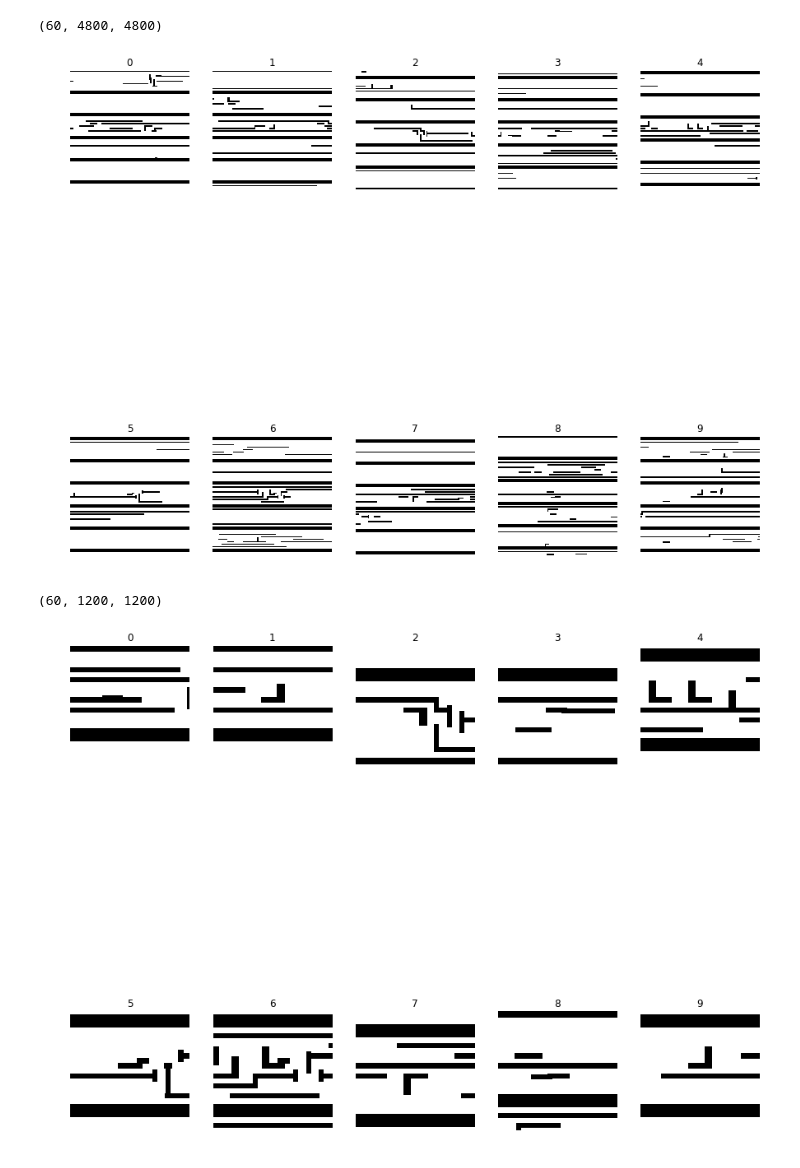
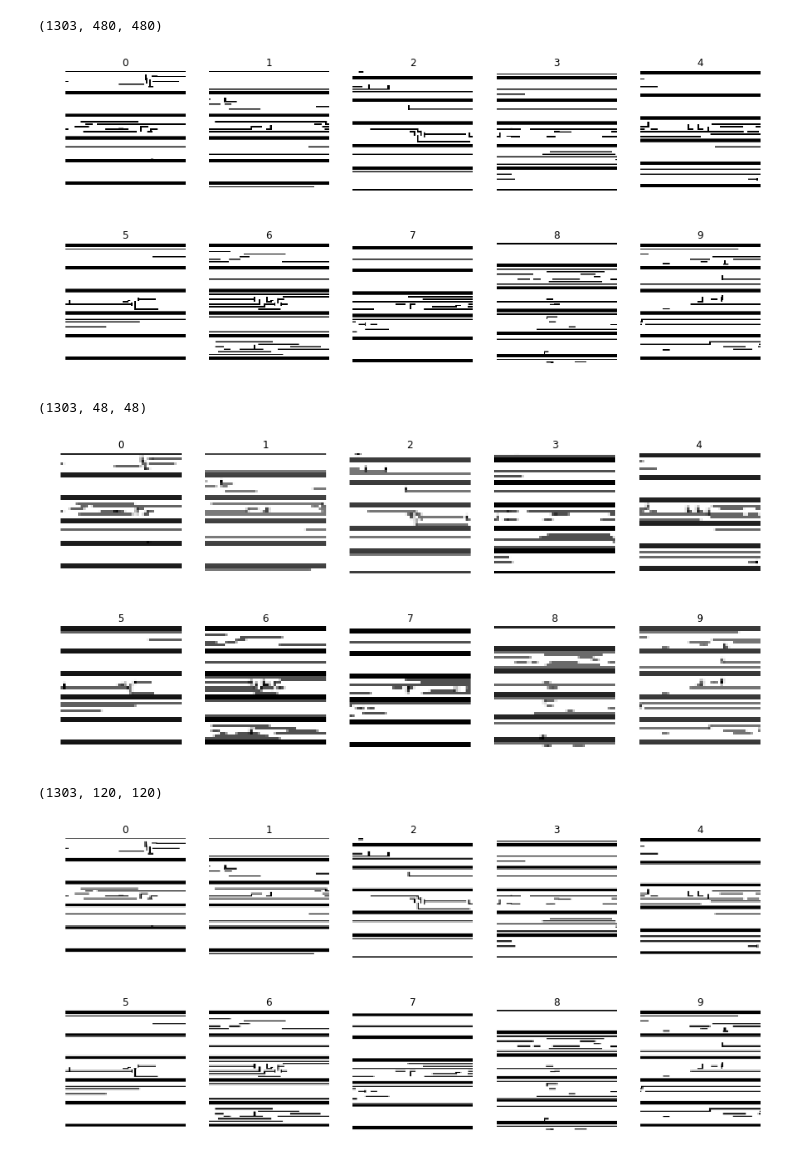
Before and after one commit to RayMick/LHD, a Jupyter notebook: Hotspot_detection.ipynb, the cells around one changed output. Cells and saved outputs as stored; diff of their text form; code cells hidden in the pictures.

```diff
--- a/Hotspot_detection.ipynb
+++ b/Hotspot_detection.ipynb
@@ -7,13 +10,15 @@ import cv2
 # %%
-test_img_paths = [img_path for img_path in glob.glob("../../gds_image_clips/drive-download-20171016T045654Z-001/image_clips_MX_Benchmark1/image_clips/HST1_*.png")]
-plt.figure(figsize=(15, 15))
+test_img_paths = [img_path for img_path in glob.glob("../../gds_image_clips/drive-download-20171016T045654Z-001/image_clips_MX_Benchmark?/image_clips/BM?_HST?_*.png")]
 
 num_imgs = len(test_img_paths)
 print(num_imgs)
 #print(test_img_paths[1].shape)
 
-test_img=np.uint8(np.zeros((num_imgs,4800,4800)))
+'''
+test_img=np.uint8(np.zeros((num_imgs,480,480)))
 for i, imp in enumerate(test_img_paths):
     img=cv2.imread(imp, cv2.IMREAD_GRAYSCALE)
-    test_img[i]=img
+    img_resized = cv2.resize(img,(480,480), interpolation = cv2.INTER_AREA)
+    test_img[i]=img_resized
+'''
 # %% [output]
@@ -28,36 +29,67 @@ for i, imp in enumerate(test_img_paths):
+# %%
+# 1303 x 4800 x 4800
+test_img=np.uint8(np.zeros((num_imgs,480,480)))
+for i, imp in enumerate(test_img_paths):
+    img=cv2.imread(imp, cv2.IMREAD_GRAYSCALE)
+    img_resized = cv2.resize(img,(480,480), interpolation = cv2.INTER_AREA)
+    test_img[i]=img_resized
+
+
+print(test_img.shape)
+
+plt.figure(figsize=(15, 7))
+
+for i in range(10):
+    plt.subplot(2, 5, i+1)
+    plt.imshow(test_img[i], cmap='Greys')
+    plt.title(i)
+    plt.axis('off')
+    #num_of_samples.append(len(x_selected))
+plt.show()
+# %% [output]
+(1303, 480, 480)
+[figure, added]
 # %%
-plt.figure(figsize=(15, 15))
+test_img=np.uint8(np.zeros((num_imgs,48,48)))
+for i, imp in enumerate(test_img_paths):
+    img=cv2.imread(imp, cv2.IMREAD_GRAYSCALE)
+    img_resized = cv2.resize(img,(48,48), interpolation = cv2.INTER_AREA)
+    test_img[i]=img_resized
+
+
 print(test_img.shape)
+
+plt.figure(figsize=(15, 7))
 
 for i in range(10):
     plt.subplot(2, 5, i+1)
     plt.imshow(test_img[i], cmap='Greys')
     plt.title(i)
     plt.axis('off')
     #num_of_samples.append(len(x_selected))
 plt.show()
 # %% [output]
-(60, 4800, 4800)
+(1303, 48, 48)
-[figure, old version]
+[figure, new version]
 # %%
-crop_img_list = np.uint8(np.zeros((num_imgs,1200,1200)))
-
+test_img=np.uint8(np.zeros((num_imgs,120,120)))
 for i, imp in enumerate(test_img_paths):
     img=cv2.imread(imp, cv2.IMREAD_GRAYSCALE)
-    crop_img = img[1800:3000, 1800:3000]
-    crop_img_list[i]=crop_img
+    img_resized = cv2.resize(img,(120,120), interpolation = cv2.INTER_AREA)
+    test_img[i]=img_resized
 
-plt.figure(figsize=(15, 15))
-print(crop_img_list.shape)
 
+print(test_img.shape)
+
+plt.figure(figsize=(15, 7))
 
 for i in range(10):
     plt.subplot(2, 5, i+1)
-    plt.imshow(crop_img_list[i], cmap='Greys')
+    plt.imshow(test_img[i], cmap='Greys')
     plt.title(i)
     plt.axis('off')
     #num_of_samples.append(len(x_selected))
 plt.show()
 # %% [output]
-(60, 1200, 1200)
+(1303, 120, 120)
-[figure, old version]
+[figure, new version]
```
Also changed, not shown: parts of 12 cells of this notebook.
